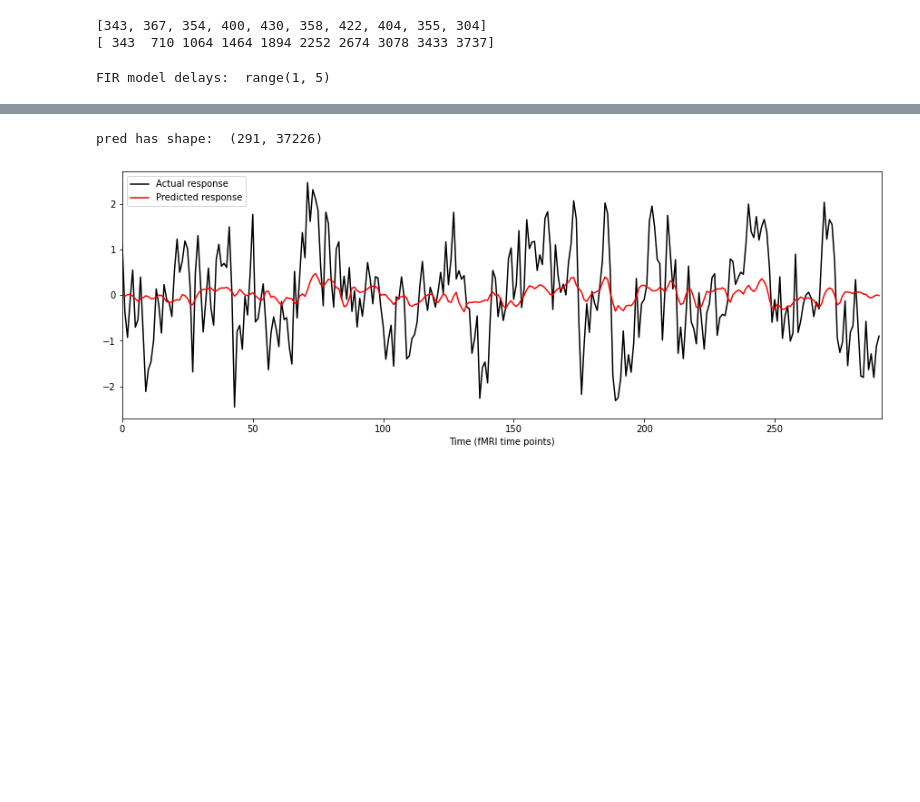
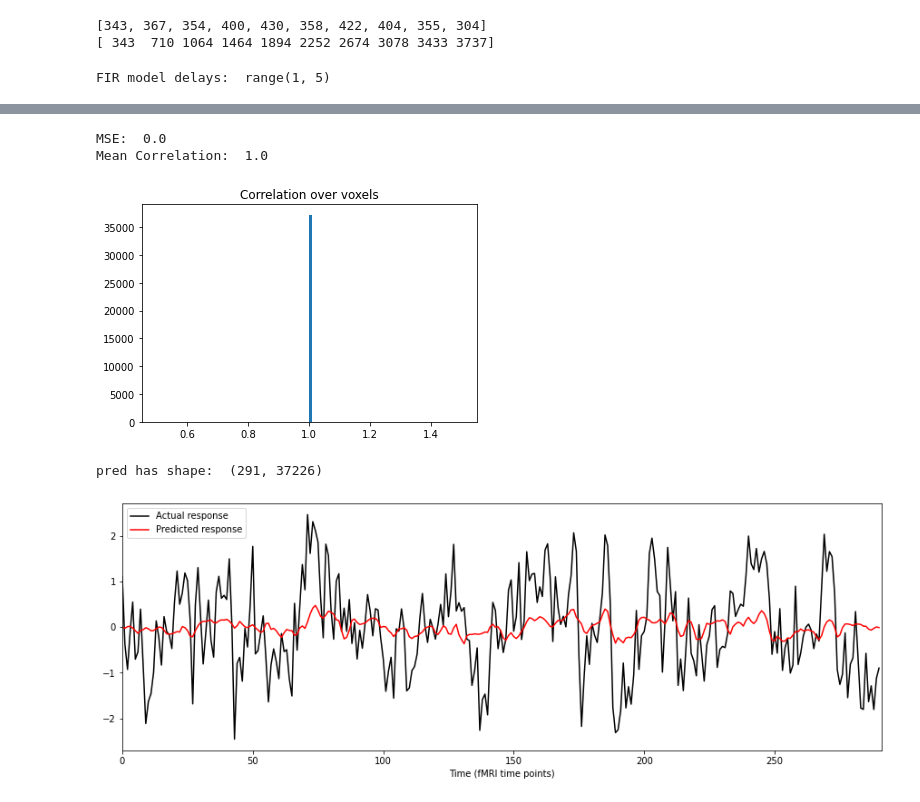
Before and after one commit to akarshkumar0101/CS-395T, a Jupyter notebook: analysis.ipynb, the cells around one changed output, grey strips where cells are left out. Saved outputs shown, nothing was run; the diff lists cells and outputs as text; code cells hidden in the pictures; blank space fills up the shorter version.

Commit message:
process.py script to load data and calc stats for evaluations

```diff
--- a/analysis.ipynb
+++ b/analysis.ipynb
@@ -256,3 +255,7 @@ resptf = tables.open_file("data/fmri-responses.hf5")
 zRresp = resptf.root.zRresp.read()
 zPresp = resptf.root.zPresp.read()
 mask = resptf.root.mask.read()
+# %%
+import process
+
+X_train, X_val, X_test, Y_train, Y_val, Y_test, mask = process.load_data(make_validation_set=True)
@@ -259,3 +274,10 @@ mask = resptf.root.mask.read()
+# %%
+# process.calc_stats(Y_train, Y_train)
+process.show_stats(Y_train, Y_train, True)
+# %% [output]
+MSE:  0.0
+Mean Correlation:  1.0
+[figure, added]
 # %%
 
 # Run regression
```
Also changed, not shown: parts of 4 cells of this notebook, 2 other files.
